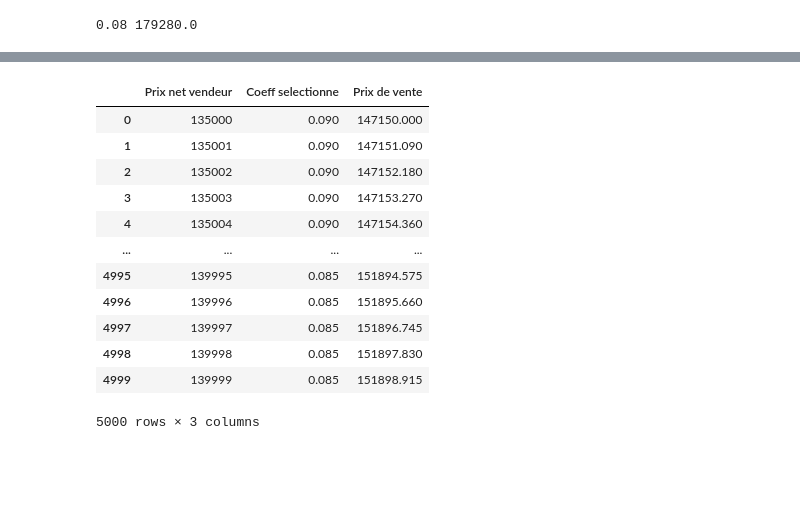
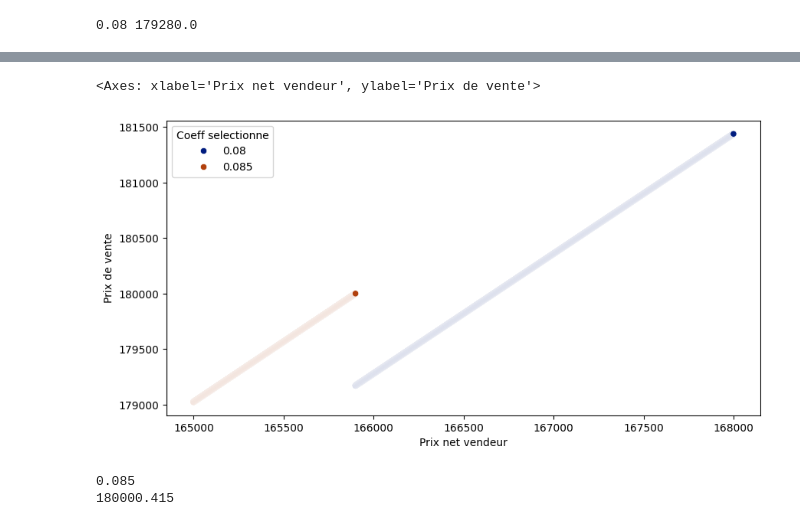
Before and after one commit to Remybrds/net_vend, a Jupyter notebook: Algo.ipynb, the cells around one changed output, grey strips where cells are left out. Drawn from its saved outputs; the diff is of its cells as text; code cells hidden in the pictures; blank space fills up the shorter version.

```diff
--- a/Algo.ipynb
+++ b/Algo.ipynb
@@ -57,33 +83,32 @@ print(prix_nv(prix_net_vendeur)[0], prix_nv(prix_net_vendeur)[1])
 # %%
+
 Prix_net_vendeur = []
 Coeff_selectionne = []
 Prix_de_vente = []
 
-for i in range(165_500,166_000, 1):
+for i in range(165_000,168_000, 1):
     prix_net_vendeur = Prix_net_vendeur.append(i)
     Coeff_selectionne.append(prix_nv(i)[0])
     Prix_de_vente.append(prix_nv(i)[1])
 
 
 df_analyse= pd.DataFrame({
     "Prix net vendeur" : Prix_net_vendeur,
     "Coeff selectionne" : Coeff_selectionne,
     "Prix de vente" : Prix_de_vente
 })
+
+
+
+plt.figure(figsize=(10,5))
+sns.scatterplot(df_analyse, x= 'Prix net vendeur' , y = 'Prix de vente', hue= 'Coeff selectionne', palette='dark' )
+# %% [output]
+<Axes: xlabel='Prix net vendeur', ylabel='Prix de vente'>
+[figure, added]
 # %%
-df_analyse
+print(prix_nv(165899)[0])
+print(prix_nv(165899)[1])
 # %% [output]
-|  | Prix net vendeur | Coeff selectionne | Prix de vente |
-| 0 | 135000 | 0.090 | 147150.000 |
-| 1 | 135001 | 0.090 | 147151.090 |
-| 2 | 135002 | 0.090 | 147152.180 |
-| 3 | 135003 | 0.090 | 147153.270 |
-| 4 | 135004 | 0.090 | 147154.360 |
-| ... | ... | ... | ... |
-| 4995 | 139995 | 0.085 | 151894.575 |
-| 4996 | 139996 | 0.085 | 151895.660 |
-| 4997 | 139997 | 0.085 | 151896.745 |
-| 4998 | 139998 | 0.085 | 151897.830 |
-| 4999 | 139999 | 0.085 | 151898.915 |
-5000 rows × 3 columns
+0.085
+180000.415
 # %%
```
Also changed, not shown: parts of 4 cells of this notebook, 3 other files.
